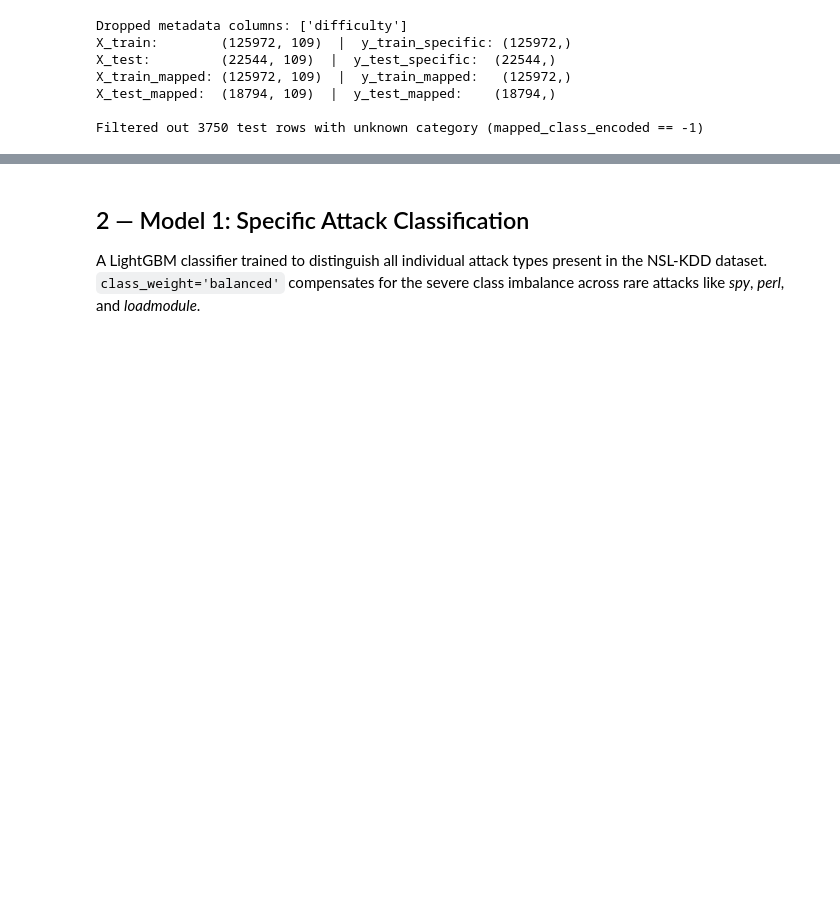
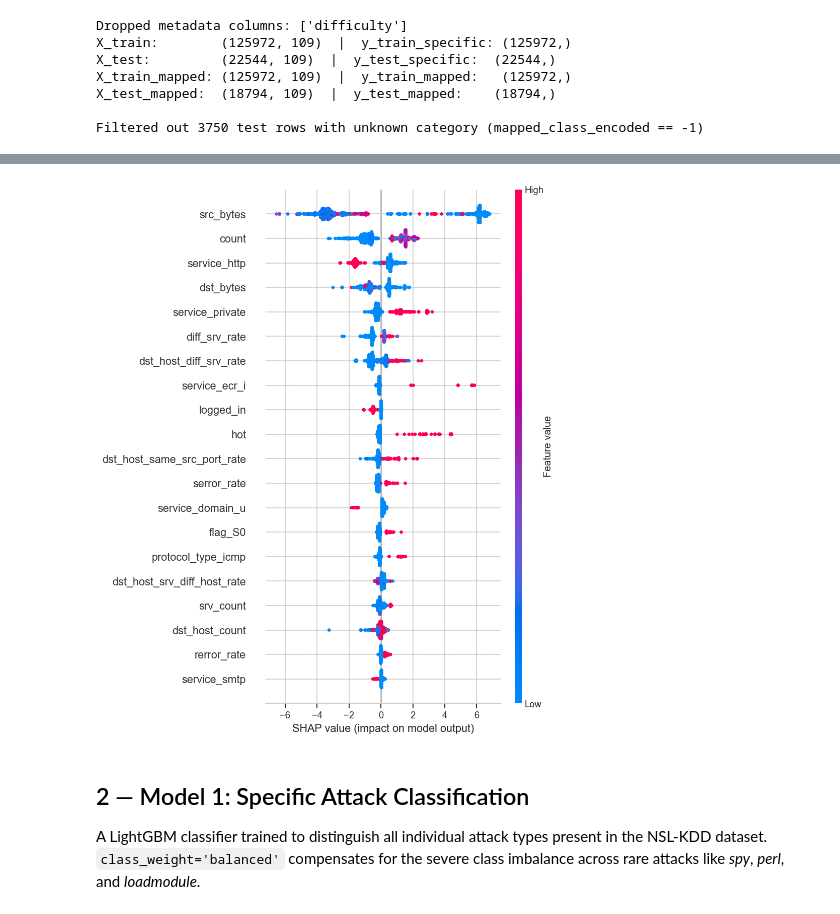
Before and after one commit to omerahat/ExplainableIntrusionDetection-EXID, a Jupyter notebook: notebooks/02_Model_Training_and_XAI.ipynb, the cells around one changed output, grey strips where cells are left out. Saved outputs shown, nothing was run; the diff lists cells and outputs as text; code cells hidden in the pictures; blank space fills up the shorter version.

```diff
--- a/notebooks/02_Model_Training_and_XAI.ipynb
+++ b/notebooks/02_Model_Training_and_XAI.ipynb
@@ -92,0 +102,17 @@ Filtered out 3750 test rows with unknown category (mapped_class_encoded == -1)
+# %%
+# Create binary targets from mapped classes: 0 = Normal, 1 = Anomaly
+y_train_binary = (y_train_mapped > 0).astype(int)
+y_test_binary = (y_test_mapped > 0).astype(int)
+
+# Use encoded matrices if present; otherwise use mapped feature matrices.
+if "X_train_encoded" in globals() and "X_test_encoded" in globals():
+    X_train_binary_features = X_train_encoded
+    X_test_binary_features = X_test_encoded
+else:
+    X_train_binary_features = X_train_mapped
+    X_test_binary_features = X_test_mapped
+
+print("Binary targets prepared:")
+print("- 0 = Normal")
+print("- 1 = Anomaly")
+print(f"Train shape: {X_train_binary_features.shape}, Test shape: {X_test_binary_features.shape}")
@@ -93,3 +185,22 @@ Filtered out 3750 test rows with unknown category (mapped_class_encoded == -1)
+# %%
+# SHAP explanation for Model 0 (global Normal vs. Anomaly drivers)
+explainer_binary = shap.TreeExplainer(model_binary)
+
+sample_size = min(1000, len(X_test_binary_features))
+X_test_binary_sample = X_test_binary_features.sample(n=sample_size, random_state=42)
+
+shap_values_binary = explainer_binary.shap_values(X_test_binary_sample)
+
+# For binary LightGBM, SHAP may return either a single array or a list of two arrays.
+if isinstance(shap_values_binary, list):
+    shap_values_to_plot = shap_values_binary[1]
+else:
+    shap_values_to_plot = shap_values_binary
+
+plt.figure(figsize=(10, 6))
+shap.summary_plot(shap_values_to_plot, X_test_binary_sample, show=True)
+# %% [output]
+[figure, added]
 # %% [markdown]
 ## 2 — Model 1: Specific Attack Classification
 
```
Also changed, not shown: parts of 12 cells of this notebook, 2 other files.
